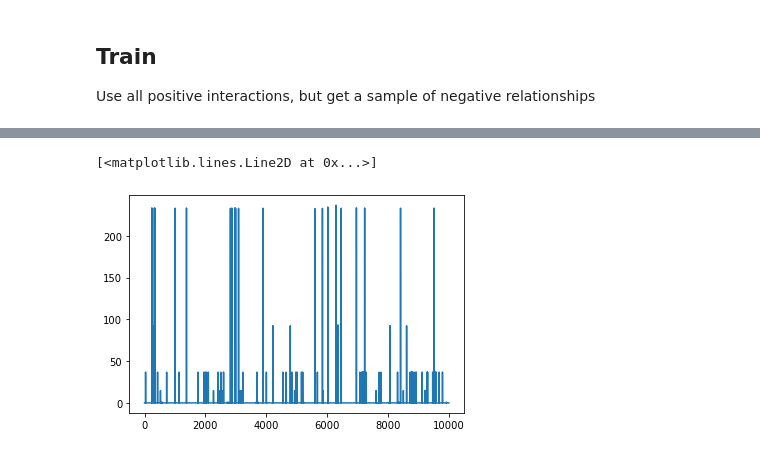
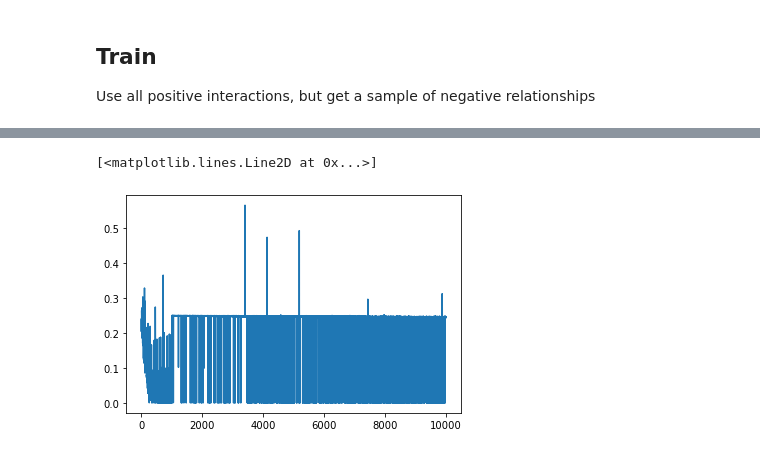
Before and after one commit to SpikeLab-CL/encodings_for_cold_start, a Jupyter notebook: modelo_final.ipynb, the cells around one changed output, grey strips where cells are left out. Drawn from its saved outputs; the diff is of its cells as text; code cells hidden in the pictures.

```diff
--- a/modelo_final.ipynb
+++ b/modelo_final.ipynb
@@ -172,6 +172,9 @@ class EmbeddingDotBias(nn.Module):
 
         self.index_item_matrix = index_item_matrix # N_glosas x Largo_maximo_glosas
         self.embedding_matrix = embedding_matrix # (N_palabras + 1) x N_latentes
+        self.bn1 = nn.BatchNorm1d(num_features=39) #Cuántos features???
+        self.relu = nn.ReLU()
+        self.dropout = nn.Dropout(0.5)
 
         self.largo_max_glosas = index_item_matrix.shape[1]
         self.n_latent = embedding_matrix.shape[1]
@@ -179,13 +182,17 @@ class EmbeddingDotBias(nn.Module):
         kernel_size = self.largo_max_glosas * self.n_latent - n_users_factors + 1
         self.conv = torch.nn.Conv1d(1, 1, kernel_size=kernel_size)
 
+    #BatchNorm -> ReLu -> Dropout
+    def forward(self, users, items):
 
-    def forward(self, users, items):
-        #TODO: add normalization
-        #TODO: add dropout
         idx_items = self.index_item_matrix[items] #indices de palabras en las glosas Nitems x Largo_max
         i_weights_full = self.embedding_matrix[idx_items] #latentes de glosas
-        i_weight = self.conv(i_weights_full.reshape((len(items), 1, -1))).squeeze()
+        i_weights_full = self.bn1(i_weights_full)
+        i_weights_full = self.relu(i_weights_full)
+        dropout_weights = self.dropout(i_weights_full)
+
+        i_weight = self.conv(dropout_weights.reshape((len(items), 1, -1))).squeeze()
+        #Bnorm, Relu, Dropout después de la convolución?
         dot = self.u_weight(users) * i_weight
         res = dot.sum(1) + self.u_bias(users).squeeze() + self.i_bias(items).squeeze()
         if self.y_range is None: return res
@@ -229,2 +286,0 @@ np.random.shuffle(idx_batchs)
-# %%
-idx_batchs = np.arange(0, len(ratings_full), bs)
@@ -233 +287,10 @@ np.random.shuffle(idx_batchs)
+# %%
+starting_learning_rate = 1e-4
+tmax = 10 #max number of epochs?
+optimizer = torch.optim.Adam(model.parameters(),
+                            lr=starting_learning_rate, weight_decay=1e-5)#C Weight_decay: regularización
+
+scheduler = torch.optim.lr_scheduler.CosineAnnealingLR(optimizer, tmax)
+
+#scheduler.step() cada 100 batches?
 # %%
@@ -267,14 +304,14 @@ tensor(9472)
 # %%
 losses = []
 
-n_batches = 10_000
+n_batches = 10_000#10_000
 for idxs in tqdm.notebook.tqdm(idx_batchs[:n_batches]):
 
-
-    users = user_idx[idxs:idxs+bs]
-    items = movie_idx[idxs:idxs+bs]
-    p = preference[idxs]
-    c = confidence[idxs]
+    batch_inds = slice(idxs, idxs+bs)
+    users = user_idx[batch_inds]
+    items = movie_idx[batch_inds]
+    p = preference[batch_inds]
+    c = confidence[batch_inds]
 
     prediction = model(users, items)
     loss = ((1+alpha*c)*(prediction - p)**2).mean()
@@ -289,5 +343,6 @@ for idxs in tqdm.notebook.tqdm(idx_batchs[:n_batches]):
 # %%
-plt.plot(np.array([x.detach().numpy() for x in losses]))
+losses = np.array([x.detach().numpy() for x in losses])
+plt.plot(losses)
 # %% [output]
 [<matplotlib.lines.Line2D at 0x...>]
-[figure, old version]
+[figure, new version]
```
Also changed, not shown: parts of 23 cells of this notebook.
